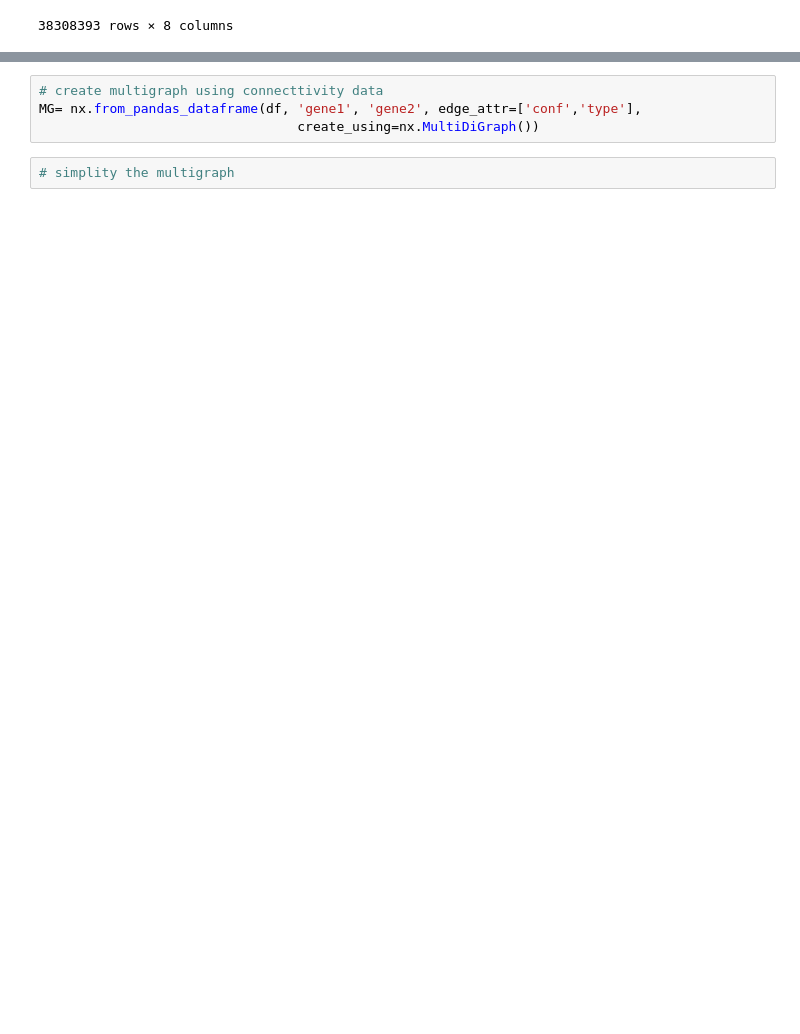
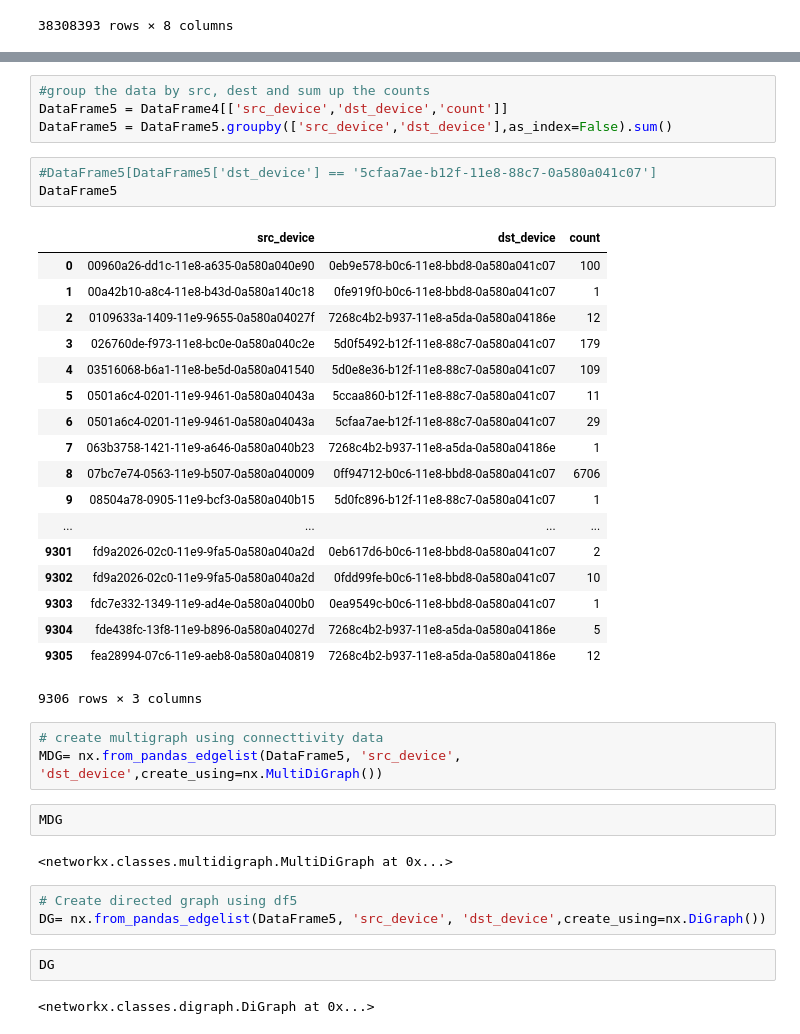
Before and after one commit to nicktang1992/DTSC-MLI-MIDTERM, a Jupyter notebook: Final Project.ipynb, the cells around one changed output, grey strips where cells are left out. Saved outputs shown, nothing was run; the diff lists cells and outputs as text; blank space fills up the shorter version.

Commit message:
successfully group data and create graphs. need to do graph analysis later

```diff
--- a/Final Project.ipynb
+++ b/Final Project.ipynb
@@ -178,6 +180,40 @@ DataFrame4 = DataFrame2[DataFrame2['window_start'].dt.second==0]
+# %%
+#group the data by src, dest and sum up the counts
+DataFrame5 = DataFrame4[['src_device','dst_device','count']]
+DataFrame5 = DataFrame5.groupby(['src_device','dst_device'],as_index=False).sum()
+# %%
+#DataFrame5[DataFrame5['dst_device'] == '5cfaa7ae-b12f-11e8-88c7-0a580a041c07']
+DataFrame5
+# %% [output]
+|  | src_device | dst_device | count |
+| 0 | 00960a26-dd1c-11e8-a635-0a580a040e90 | 0eb9e578-b0c6-11e8-bbd8-0a580a041c07 | 100 |
+| 1 | 00a42b10-a8c4-11e8-b43d-0a580a140c18 | 0fe919f0-b0c6-11e8-bbd8-0a580a041c07 | 1 |
+| 2 | 0109633a-1409-11e9-9655-0a580a04027f | 7268c4b2-b937-11e8-a5da-0a580a04186e | 12 |
+| 3 | 026760de-f973-11e8-bc0e-0a580a040c2e | 5d0f5492-b12f-11e8-88c7-0a580a041c07 | 179 |
+| 4 | 03516068-b6a1-11e8-be5d-0a580a041540 | 5d0e8e36-b12f-11e8-88c7-0a580a041c07 | 109 |
+| 5 | 0501a6c4-0201-11e9-9461-0a580a04043a | 5ccaa860-b12f-11e8-88c7-0a580a041c07 | 11 |
+| 6 | 0501a6c4-0201-11e9-9461-0a580a04043a | 5cfaa7ae-b12f-11e8-88c7-0a580a041c07 | 29 |
+| 7 | 063b3758-1421-11e9-a646-0a580a040b23 | 7268c4b2-b937-11e8-a5da-0a580a04186e | 1 |
+| 8 | 07bc7e74-0563-11e9-b507-0a580a040009 | 0ff94712-b0c6-11e8-bbd8-0a580a041c07 | 6706 |
+| 9 | 08504a78-0905-11e9-bcf3-0a580a040b15 | 5d0fc896-b12f-11e8-88c7-0a580a041c07 | 1 |
+| ... | ... | ... | ... |
+| 9301 | fd9a2026-02c0-11e9-9fa5-0a580a040a2d | 0eb617d6-b0c6-11e8-bbd8-0a580a041c07 | 2 |
+| 9302 | fd9a2026-02c0-11e9-9fa5-0a580a040a2d | 0fdd99fe-b0c6-11e8-bbd8-0a580a041c07 | 10 |
+| 9303 | fdc7e332-1349-11e9-ad4e-0a580a0400b0 | 0ea9549c-b0c6-11e8-bbd8-0a580a041c07 | 1 |
+| 9304 | fde438fc-13f8-11e9-b896-0a580a04027d | 7268c4b2-b937-11e8-a5da-0a580a04186e | 5 |
+| 9305 | fea28994-07c6-11e9-aeb8-0a580a040819 | 7268c4b2-b937-11e8-a5da-0a580a04186e | 12 |
+9306 rows × 3 columns
 # %%
 # create multigraph using connecttivity data
-MG= nx.from_pandas_dataframe(df, 'gene1', 'gene2', edge_attr=['conf','type'],
-                                 create_using=nx.MultiDiGraph())
+MDG= nx.from_pandas_edgelist(DataFrame5, 'src_device', 'dst_device',create_using=nx.MultiDiGraph())
-# %%
-# simplity the multigraph
+# %%
+MDG
+# %% [output]
+<networkx.classes.multidigraph.MultiDiGraph at 0x...>
+# %%
+# Create directed graph using df5
+DG= nx.from_pandas_edgelist(DataFrame5, 'src_device', 'dst_device',create_using=nx.DiGraph())
+# %%
+DG
+# %% [output]
+<networkx.classes.digraph.DiGraph at 0x...>
```
Also changed, not shown: parts of 2 cells of this notebook.
